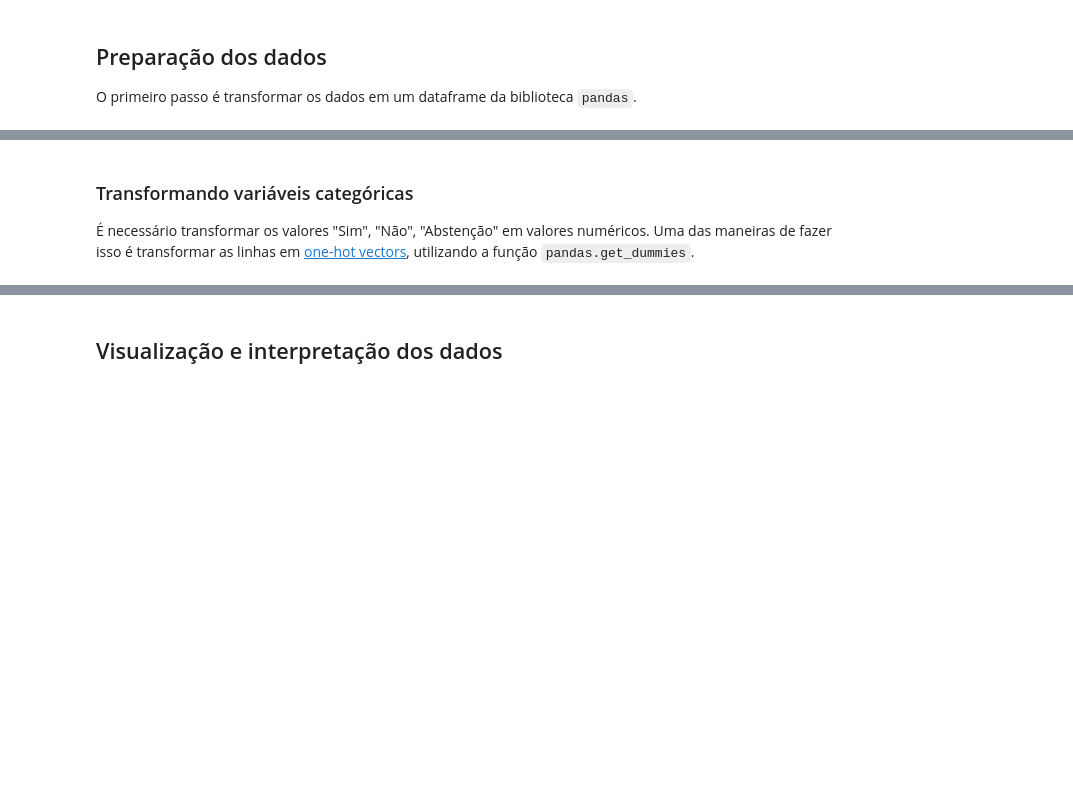
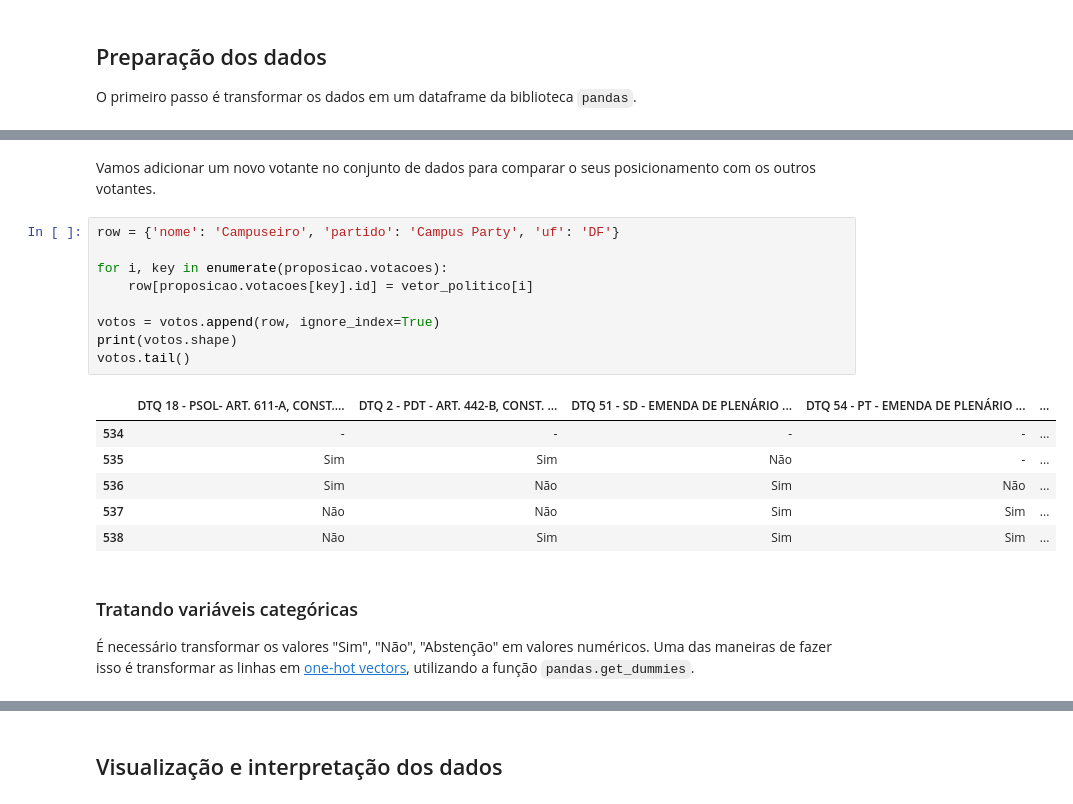
Before and after one commit to filipesfreitas/jogo-politico, a Jupyter notebook: jogo-politico.ipynb, the cells around one changed output, grey strips where cells are left out. Drawn from its saved outputs; the diff is of its cells as text; blank space fills up the shorter version.

````diff
--- a/jogo-politico.ipynb
+++ b/jogo-politico.ipynb
@@ -251,5 +264,23 @@ votos.head()
+# %% [markdown]
+Vamos adicionar um novo votante no conjunto de dados para comparar o seus posicionamento com os outros votantes.
+# %%
+row = {'nome': 'Campuseiro', 'partido': 'Campus Party', 'uf': 'DF'}
+
+for i, key in enumerate(proposicao.votacoes):
+    row[proposicao.votacoes[key].id] = vetor_politico[i]
+
+votos = votos.append(row, ignore_index=True)
+print(votos.shape)
+votos.tail()
+# %% [output]
+|  | DTQ 18 - PSOL- ART. 611-A, CONST.... | DTQ 2 - PDT - ART. 442-B, CONST. ... | DTQ 51 - SD - EMENDA DE PLENÁRIO ... | DTQ 54 - PT - EMENDA DE PLENÁRIO ... | ... |
+| 534 | - | - | - | - | ... |
+| 535 | Sim | Sim | Não | - | ... |
+| 536 | Sim | Não | Sim | Não | ... |
+| 537 | Não | Não | Sim | Sim | ... |
+| 538 | Não | Sim | Sim | Sim | ... |
 # %% [markdown]
-### Transformando variáveis categóricas
+### Tratando variáveis categóricas
 É necessário transformar os valores "Sim", "Não", "Abstenção" em valores numéricos. Uma das maneiras de fazer isso é transformar as linhas em [one-hot vectors](https://www.quora.com/What-is-one-hot-encoding-and-when-is-it-used-in-data-science), utilizando a função ```pandas.get_dummies```.
 # %%
 features = votos.columns.drop(['uf', 'nome', 'partido']).tolist()
````
Also changed, not shown: parts of 19 cells of this notebook, 3 other files.
